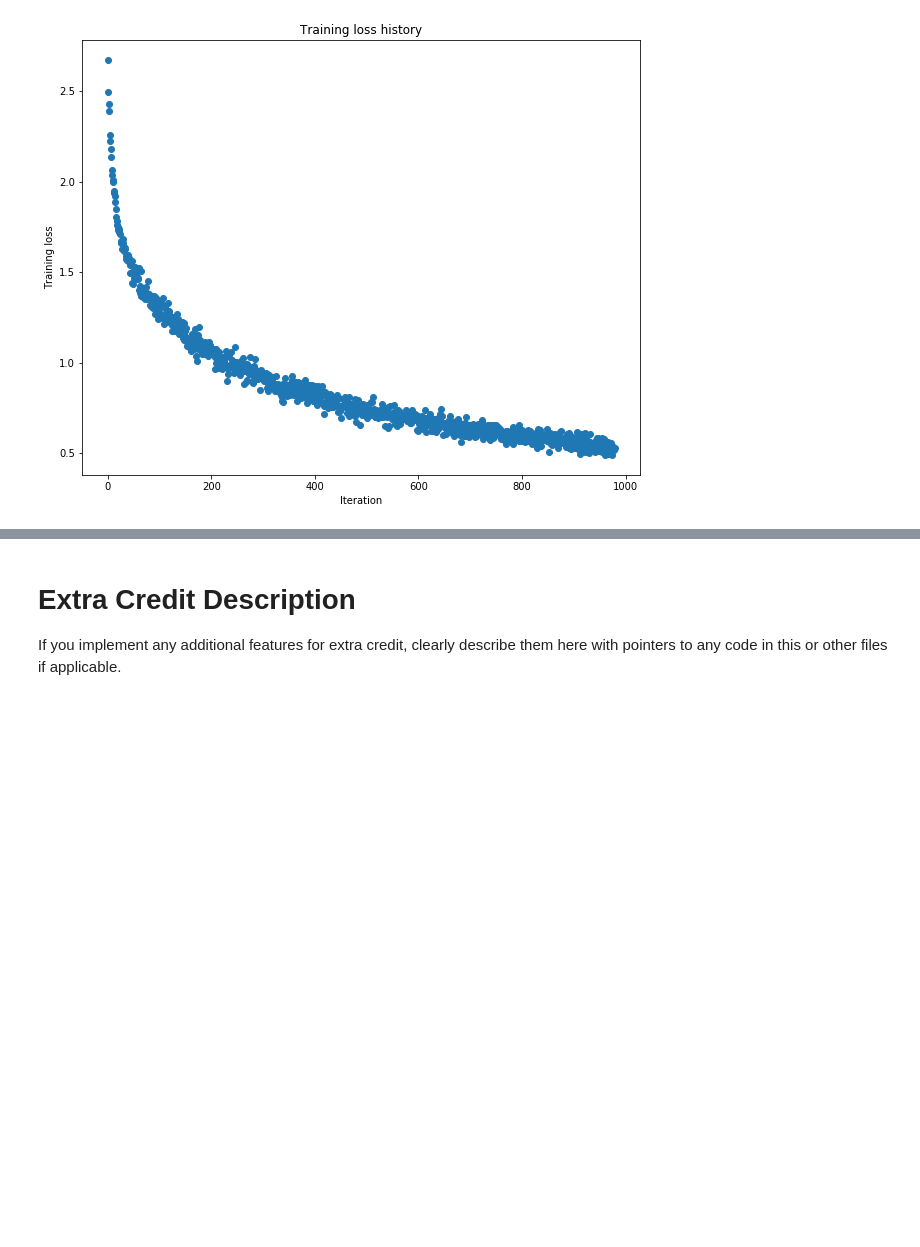
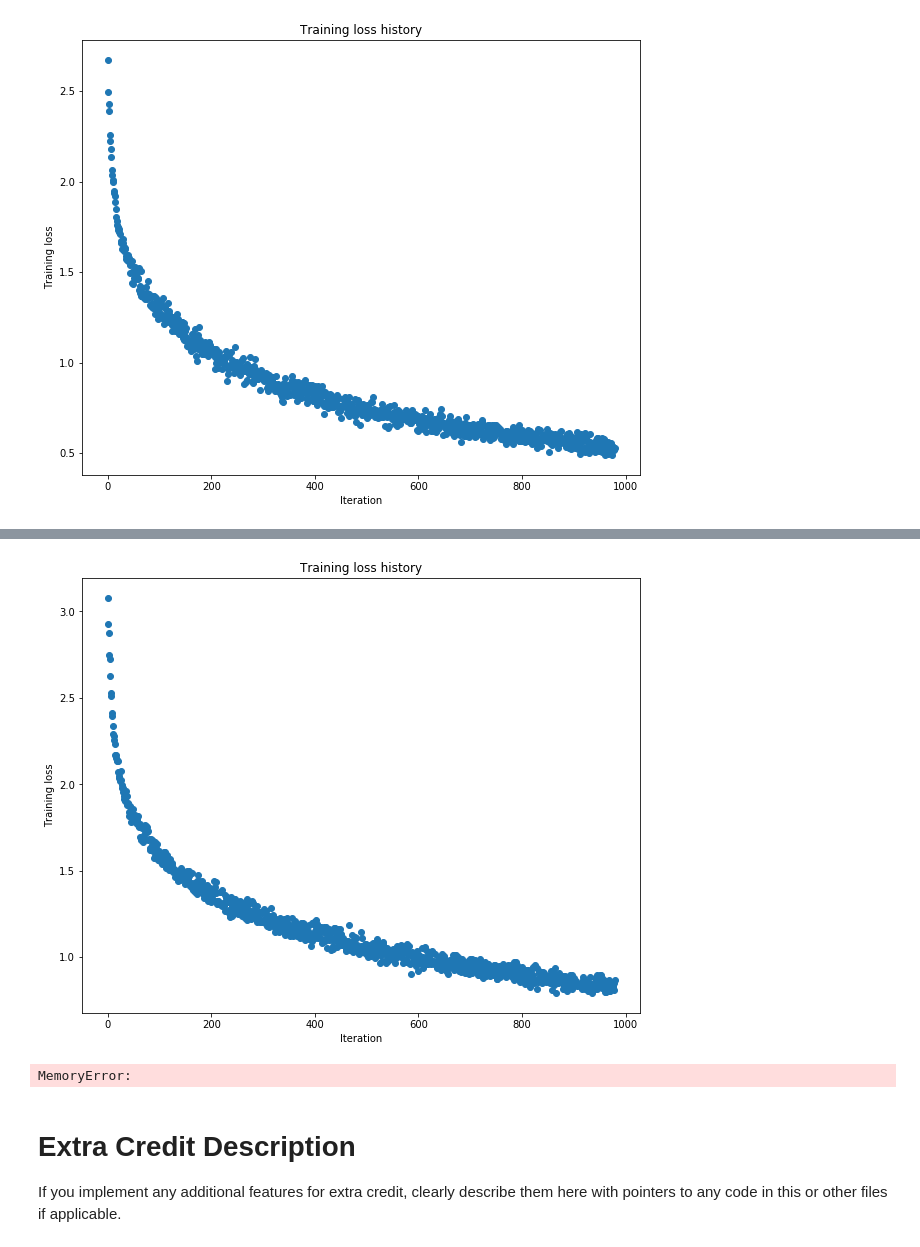
Before and after one commit to Aran00/CS231nAssignments, a Jupyter notebook: assignment2/ConvolutionalNetworks.ipynb, the cells around one changed output, grey strips where cells are left out. Drawn from its saved outputs; the diff is of its cells as text; code cells hidden in the pictures; blank space fills up the shorter version.

```diff
--- a/assignment2/ConvolutionalNetworks.ipynb
+++ b/assignment2/ConvolutionalNetworks.ipynb
@@ -905,0 +955,32 @@ Best validation accuracy is 0.716000
+# %%
+# make a more complex model and try again
+use_batch_norm = True
+conv_layer_config_1 = ConvLayerConfig(num_filters=32, weight_scale=1.0/np.sqrt((3*32*32 + 32*16*16)/2), use_batch_norm=use_batch_norm)
+conv_layer_config_2 = ConvLayerConfig(num_filters=32, weight_scale=1.0/np.sqrt((32*16*16 + 32*8*8)/2), use_batch_norm=use_batch_norm)
+conv_layer_config_3 = ConvLayerConfig(num_filters=32, weight_scale=1.0/np.sqrt((32*8*8 + 32*4*4)/2), use_batch_norm=use_batch_norm)
+conv_layer_config_4 = ConvLayerConfig(num_filters=32, weight_scale=1.0/np.sqrt((32*4*4 + 32*2*2)/2), use_batch_norm=use_batch_norm)
+hidden_layer_config_1 = HiddenLayerConfig(hidden_layer_dim=200, weight_scale=1.0/np.sqrt((32*2*2 + 200)/2), use_batch_norm=use_batch_norm)
+hidden_layer_config_2 = HiddenLayerConfig(hidden_layer_dim=200, weight_scale=1.0/np.sqrt(400/2), use_batch_norm=use_batch_norm)
+hidden_layer_config_3 = HiddenLayerConfig(hidden_layer_dim=200, weight_scale=1.0/np.sqrt(400/2), use_batch_norm=use_batch_norm)
+
+# To add reg param here...
+model = MultipleLayerConvNet([conv_layer_config_1, conv_layer_config_2, conv_layer_config_3, conv_layer_config_4],
+                             [hidden_layer_config_1, hidden_layer_config_2, hidden_layer_config_3],
+                             output_layer_weight_scale=1.0/np.sqrt((10 + 200)/2),
+                             reg=1e-3, dtype=np.float32)
+
+solver = Solver(model, data,
+                num_epochs=20, batch_size=1000,
+                update_rule='sgd_momentum',
+                optim_config={
+                  'learning_rate': 1e-2,
+                },
+                lr_decay=0.95,
+                verbose=True, print_every=10)
+solver.train()
+plt.plot(solver.loss_history, 'o')
+plt.title('Training loss history')
+plt.xlabel('Iteration')
+plt.ylabel('Training loss')
+plt.show()
+# %% [output]
@@ -906,3 +1004,41 @@ Best validation accuracy is 0.716000
+[figure, added]
+# %%
+
+# make a more complex model and try again
+use_batch_norm = True
+conv_layer_config_1 = ConvLayerConfig(num_filters=32, weight_scale=1.0/np.sqrt((3*32*32 + 32*32*32)/2), pool_height=1, pool_width=1, pool_stride=1, use_batch_norm=use_batch_norm)
+conv_layer_config_1a = ConvLayerConfig(num_filters=32, weight_scale=1.0/np.sqrt((32*32*32 + 32*16*16)/2), use_batch_norm=use_batch_norm)
+conv_layer_config_2 = ConvLayerConfig(num_filters=32, weight_scale=1.0/np.sqrt((32*16*16 + 32*16*16)/2), pool_height=1, pool_width=1, pool_stride=1, use_batch_norm=use_batch_norm)
+conv_layer_config_2a = ConvLayerConfig(num_filters=32, weight_scale=1.0/np.sqrt((32*16*16 + 32*8*8)/2), use_batch_norm=use_batch_norm)
+conv_layer_config_3 = ConvLayerConfig(num_filters=32, weight_scale=1.0/np.sqrt((32*8*8 + 32*8*8)/2), pool_height=1, pool_width=1, pool_stride=1, use_batch_norm=use_batch_norm)
+conv_layer_config_3a = ConvLayerConfig(num_filters=32, weight_scale=1.0/np.sqrt((32*8*8 + 32*4*4)/2), use_batch_norm=use_batch_norm)
+conv_layer_config_4 = ConvLayerConfig(num_filters=32, weight_scale=1.0/np.sqrt((32*4*4 + 32*4*4)/2), pool_height=1, pool_width=1, pool_stride=1, use_batch_norm=use_batch_norm)
+conv_layer_config_4a = ConvLayerConfig(num_filters=32, weight_scale=1.0/np.sqrt((32*4*4 + 32*2*2)/2), use_batch_norm=use_batch_norm)
+hidden_layer_config_1 = HiddenLayerConfig(hidden_layer_dim=200, weight_scale=1.0/np.sqrt((32*2*2 + 200)/2), use_batch_norm=use_batch_norm)
+hidden_layer_config_2 = HiddenLayerConfig(hidden_layer_dim=200, weight_scale=1.0/np.sqrt(400/2), use_batch_norm=use_batch_norm)
+hidden_layer_config_3 = HiddenLayerConfig(hidden_layer_dim=200, weight_scale=1.0/np.sqrt(400/2), use_batch_norm=use_batch_norm)
+
+# To add reg param here...
+model = MultipleLayerConvNet([conv_layer_config_1, conv_layer_config_1a, conv_layer_config_2, conv_layer_config_2a, conv_layer_config_3, conv_layer_config_3a, conv_layer_config_4, conv_layer_config_4a],
+                             [hidden_layer_config_1, hidden_layer_config_2, hidden_layer_config_3],
+                             output_layer_weight_scale=1.0/np.sqrt((10 + 200)/2), dtype=np.float32)
+
+solver = Solver(model, data,
+                num_epochs=20, batch_size=1000,
+                update_rule='sgd_momentum',
+                optim_config={
+                  'learning_rate': 1e-2,
+                },
+                lr_decay=0.95,
+                verbose=True, print_every=10)
+solver.train()
+plt.plot(solver.loss_history, 'o')
+plt.title('Training loss history')
+plt.xlabel('Iteration')
+plt.ylabel('Training loss')
+plt.show()
+# %% [output]
+MemoryError:
 # %% [markdown]
 # Extra Credit Description
 If you implement any additional features for extra credit, clearly describe them here with pointers to any code in this or other files if applicable.
```
Also changed, not shown: parts of 4 cells of this notebook, 1 other file.
